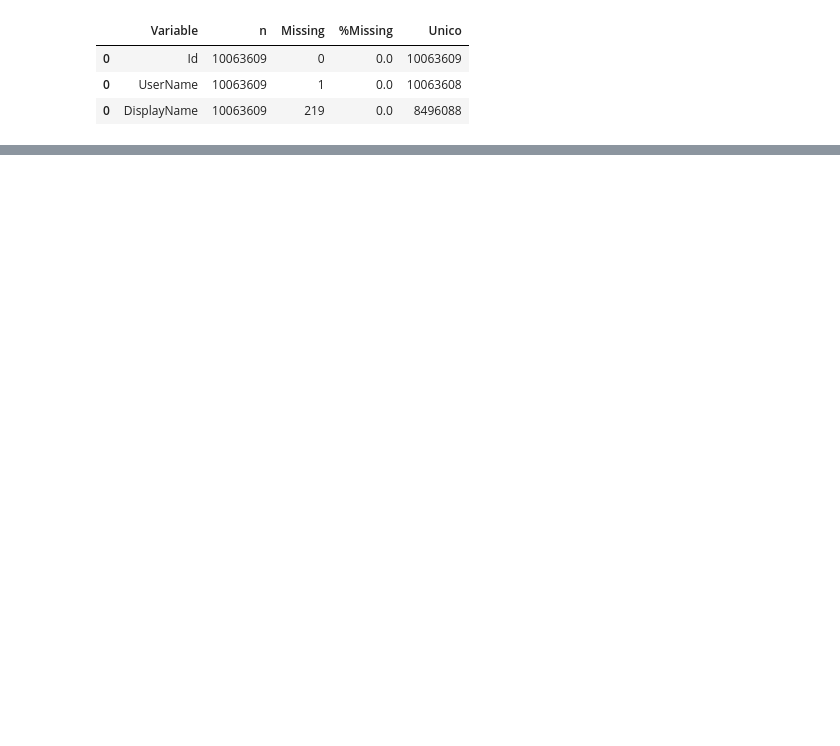
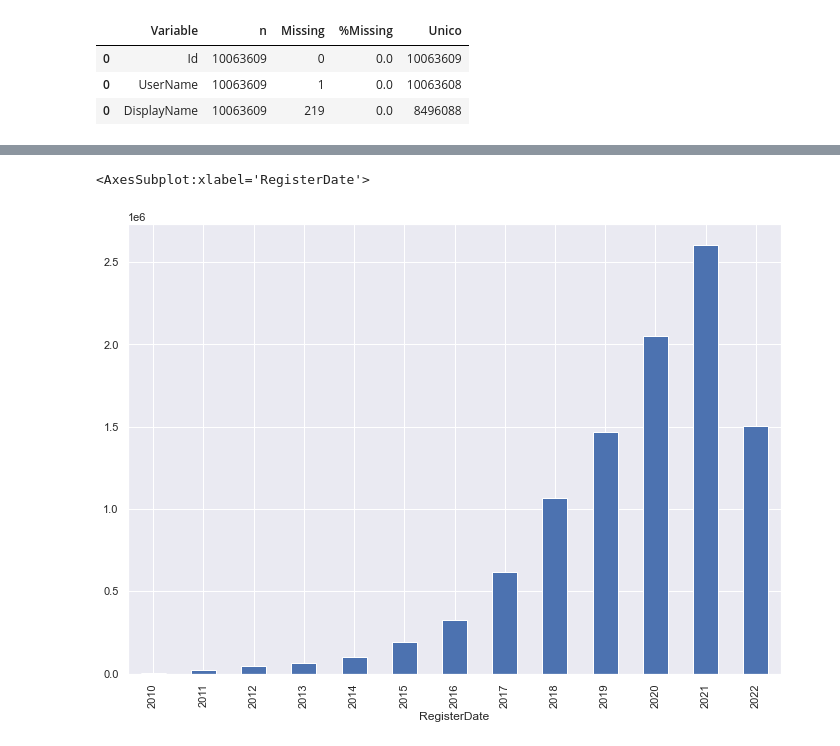
Before and after one commit to jsuasnabarh/kaggle-network-analysis, a Jupyter notebook: notebooks/EDA.ipynb, the cells around one changed output, grey strips where cells are left out. Drawn from its saved outputs; the diff is of its cells as text; code cells hidden in the pictures; blank space fills up the shorter version.

```diff
--- a/notebooks/EDA.ipynb
+++ b/notebooks/EDA.ipynb
@@ -47,0 +57,7 @@ Validator.validar_categorico(df_users,["Id","UserName","DisplayName"])
+# %%
+df_users["RegisterDate"] = df_users["RegisterDate"].astype("datetime64")
+# %%
+df_users.groupby([df_users["RegisterDate"].dt.year])["RegisterDate"].count().plot(kind="bar")
+# %% [output]
+<AxesSubplot:xlabel='RegisterDate'>
+[figure, added]
```
Also changed, not shown: parts of 28 cells of this notebook.
